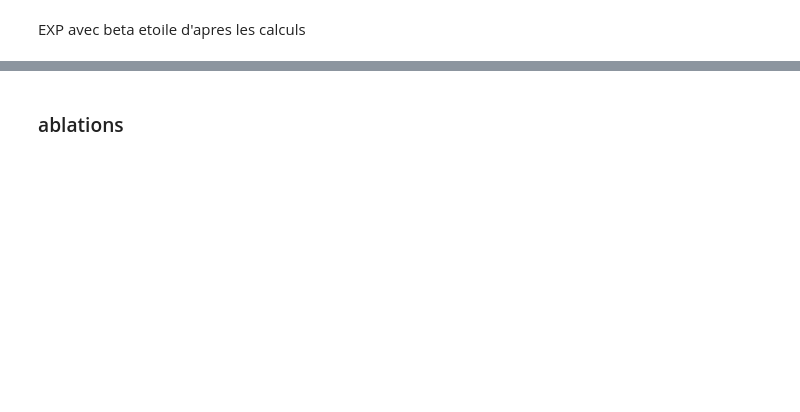
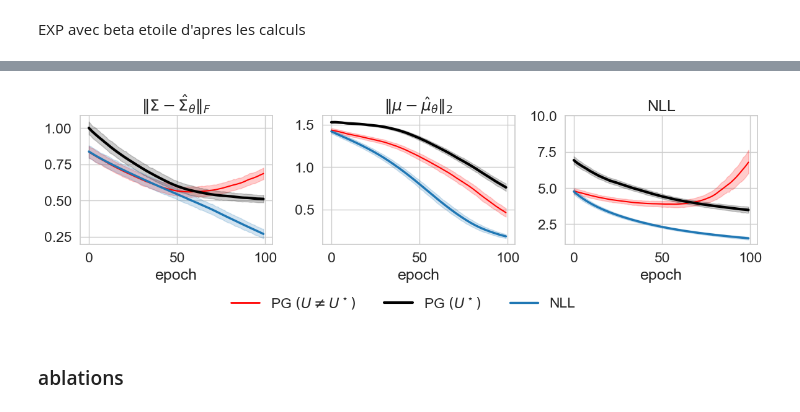
Before and after one commit to gabrielsinger2/nll_to_po, a Jupyter notebook: notebook/multi_reward.ipynb, the cells around one changed output, grey strips where cells are left out. Saved outputs shown, nothing was run; the diff lists cells and outputs as text; code cells hidden in the pictures; blank space fills up the shorter version.

```diff
--- a/notebook/multi_reward.ipynb
+++ b/notebook/multi_reward.ipynb
@@ -48,9 +54,3 @@ def rand_sigma_tensor(output_dim):
     A=torch.rand(shape)
     matrix=A@A.T
     return matrix
-# %%
-Trace=[]
-for k in range(int(1e5)):
-    A=rand_sigma_tensor(2)
-    Trace.append(torch.trace(A))
-plt.hist(Trace)
@@ -64,0 +57,8 @@ plt.hist(Trace)
+# %%
+def random_spd_matrix(output_dim: int, beta: float, device="cpu", seed=4):
+    torch.manual_seed(seed) #fixe
+    A = torch.randn(output_dim, output_dim, device=device)
+    M = A @ A.T
+
+    U = beta * M
+    return U
@@ -64,0 +67,6 @@ plt.hist(Trace)
+# %%
+import random
+list_of_tensor=[]
+for k in range(3):
+    N=random_spd_matrix(2,1)
+    print(N)
@@ -302,2 +199,64 @@ plt.show()
+# %%
+import seaborn as sns
+import matplotlib.pyplot as plt
+from matplotlib.lines import Line2D
+
+sns.set_style("whitegrid")
+df_all=pd.concat(df_list, ignore_index=True)
+fig, ax = plt.subplots(1, 3, figsize=(12, 4))
+
+def plot_panel(ax_, df, ycol, title):
+    # U ≠ U* (rouge, sans légende locale)
+    others = df[(df["method"] == "Policy_Gradient_Entropy") & (~df["is_special"])].copy()
+    if not others.empty:
+        others["U_label"] = others["beta"].map(lambda b: f"(U={b:g}·I)")
+        sns.lineplot(
+            data=others, x="epoch", y=ycol,
+            hue="U_label", errorbar=("ci", 95), ax=ax_,
+            palette=["red"] * others["U_label"].nunique(), legend=False
+        )
+
+    # U* (noir épais, pas de légende locale)
+    special = df[(df["method"] == "Policy_Gradient_Entropy") & (df["is_special"])]
+    if not special.empty:
+        sns.lineplot(
+            data=special, x="epoch", y=ycol,
+            errorbar=("ci", 95), ax=ax_, color="black", linewidth=3,
+            legend=False
+        )
+
+    # NLL (bleu, pas de légende locale)
+    base = df[df["method"] == "NLL"]
+    sns.lineplot(
+        data=base, x="epoch", y=ycol,
+        errorbar=("ci", 95), ax=ax_, color="#1f77b4", linewidth=2.5, legend=False
+    )
+
+    ax_.set_title(title)
+    ax_.set_xlabel("epoch")
+    ax_.set_ylabel(None)
+    #ax_.set_yticks([])
+    #ax_.tick_params(axis="y", length=0)
+
+# -------- draw panels --------
+plot_panel(ax[0], df_all, ycol="std_error", title=r"$\|\Sigma-\hat{\Sigma}_\theta\|_F$")
+plot_panel(ax[1], df_all, ycol="L2_error",  title=r"$\|\mu-\hat{\mu}_\theta\|_2$")
+plot_panel(ax[2], df_all, ycol="NLL",       title="NLL")
+ax[2].set_ylim(top=10)
+# -------- légende commune --------
+custom_lines = [
+    Line2D([0], [0], color="red",   lw=2,   label=r"PG $(U \neq U^\star)$"),
+    Line2D([0], [0], color="black", lw=3,   label=r"PG $(U^\star)$"),
+    Line2D([0], [0], color="#1f77b4", lw=2.5, label="NLL"),
+]
+
+fig.legend(custom_lines,
+           [l.get_label() for l in custom_lines],
+           loc="lower center", ncol=3, frameon=False)
+
+plt.tight_layout(rect=(0, 0.1, 1, 1))
+plt.show()
+# %% [output]
+[figure, added]
 # %% [markdown]
 ### ablations
```
Also changed, not shown: parts of 12 cells of this notebook, 3 other files.
